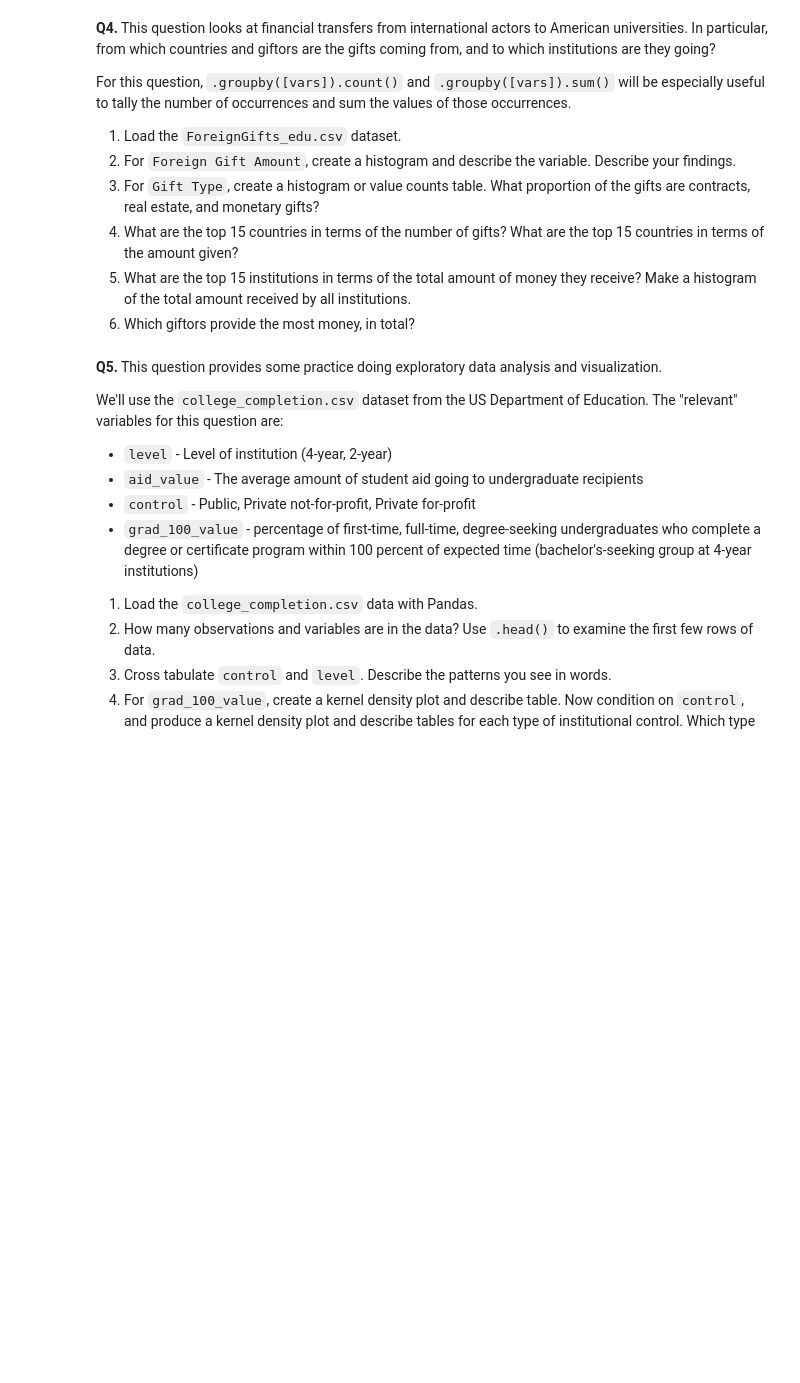
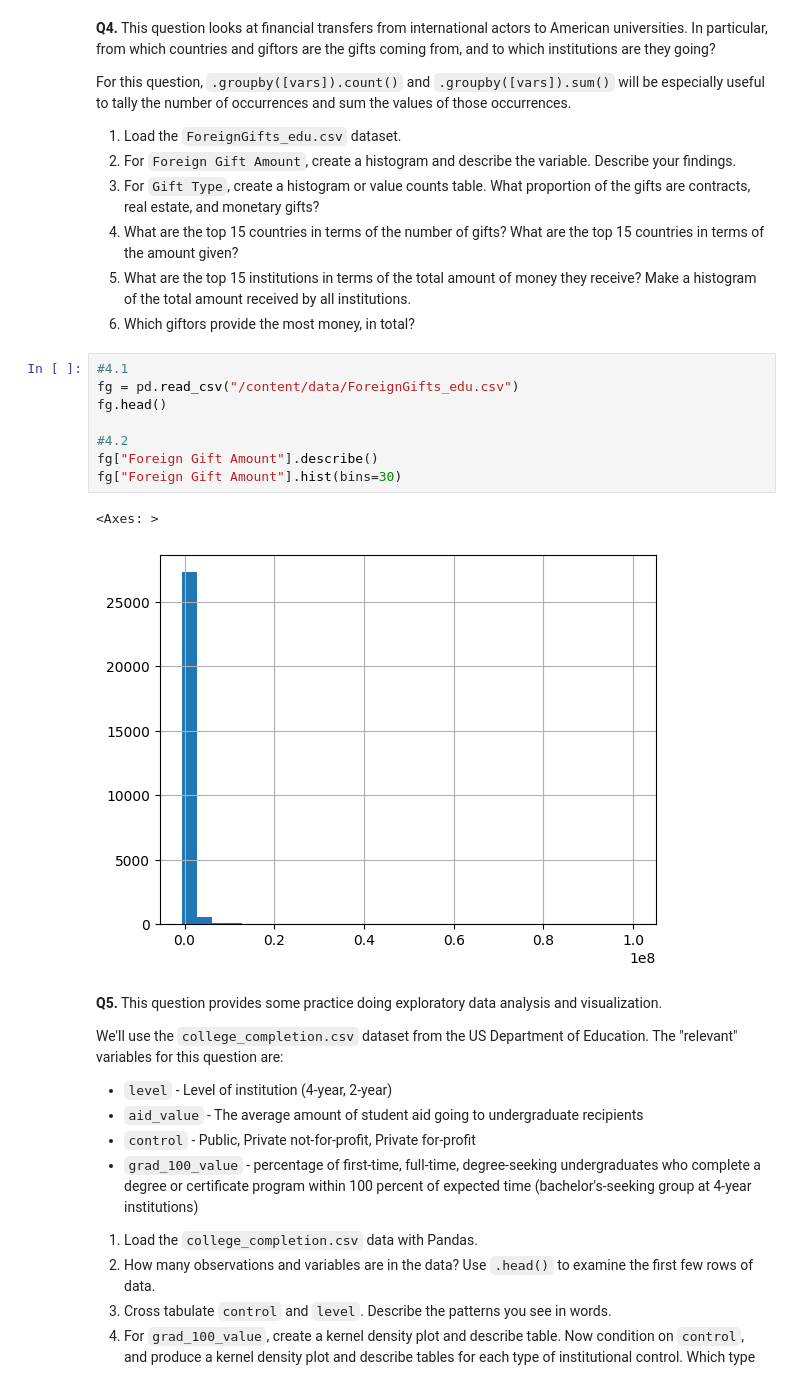
Before and after one commit to anishjagota/undergrad_ml_assignments, a Jupyter notebook: 01_assignment_wrangling_and_eda.ipynb, the cells around one changed output. Drawn from its saved outputs; the diff is of its cells as text; blank space fills up the shorter version.

```diff
--- a/01_assignment_wrangling_and_eda.ipynb
+++ b/01_assignment_wrangling_and_eda.ipynb
@@ -186,6 +445,17 @@ For this question, `.groupby([vars]).count()` and `.groupby([vars]).sum()` will
 4. What are the top 15 countries in terms of the number of gifts? What are the top 15 countries in terms of the amount given?
 5. What are the top 15 institutions in terms of the total amount of money they receive? Make a histogram of the total amount received by all institutions.
 6. Which giftors provide the most money, in total?
+# %%
+#4.1
+fg = pd.read_csv("/content/data/ForeignGifts_edu.csv")
+fg.head()
+
+#4.2
+fg["Foreign Gift Amount"].describe()
+fg["Foreign Gift Amount"].hist(bins=30)
+# %% [output]
+<Axes: >
+[figure, added]
 # %% [markdown]
 **Q5.** This question provides some practice doing exploratory data analysis and visualization.
 
```
Also changed, not shown: parts of 23 cells of this notebook.
